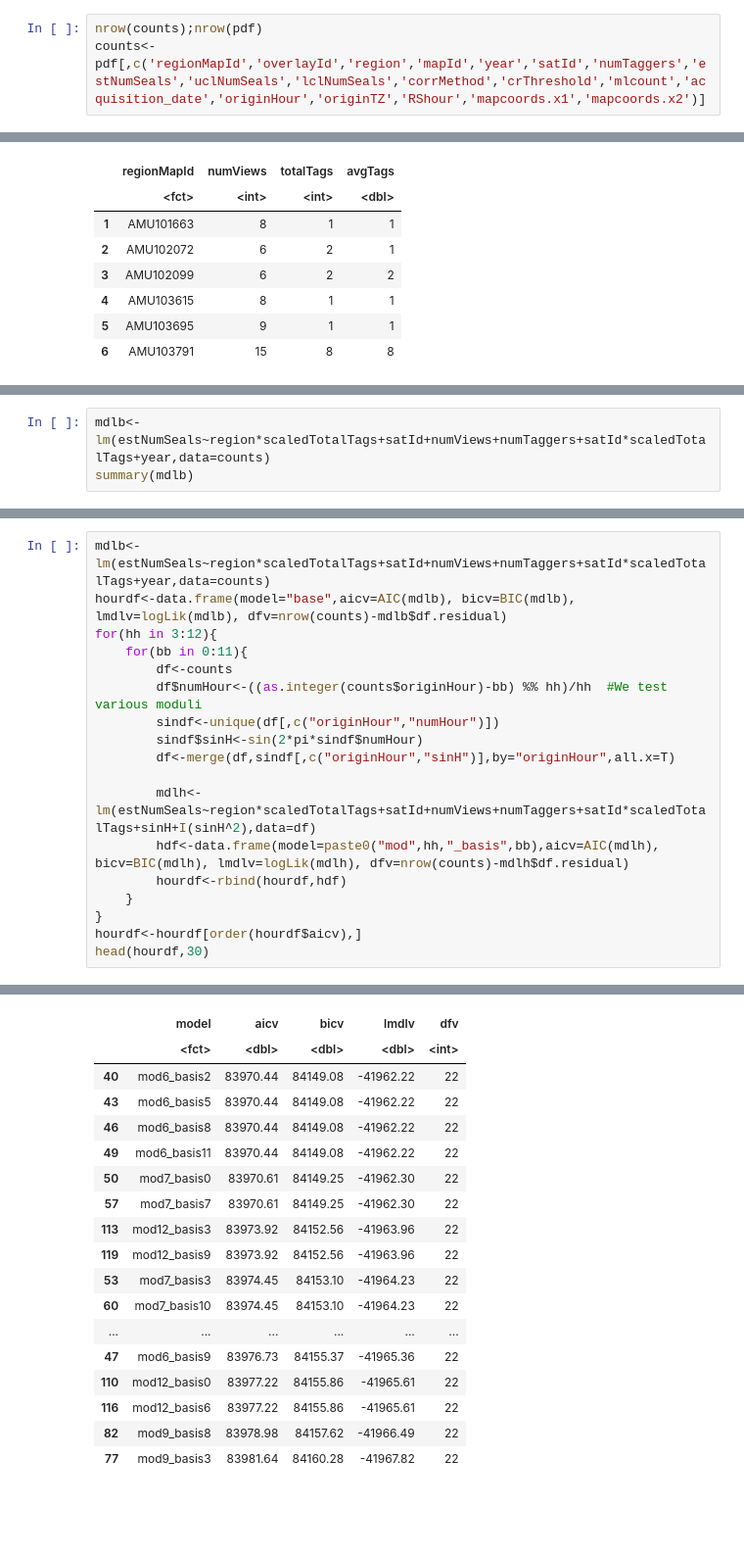
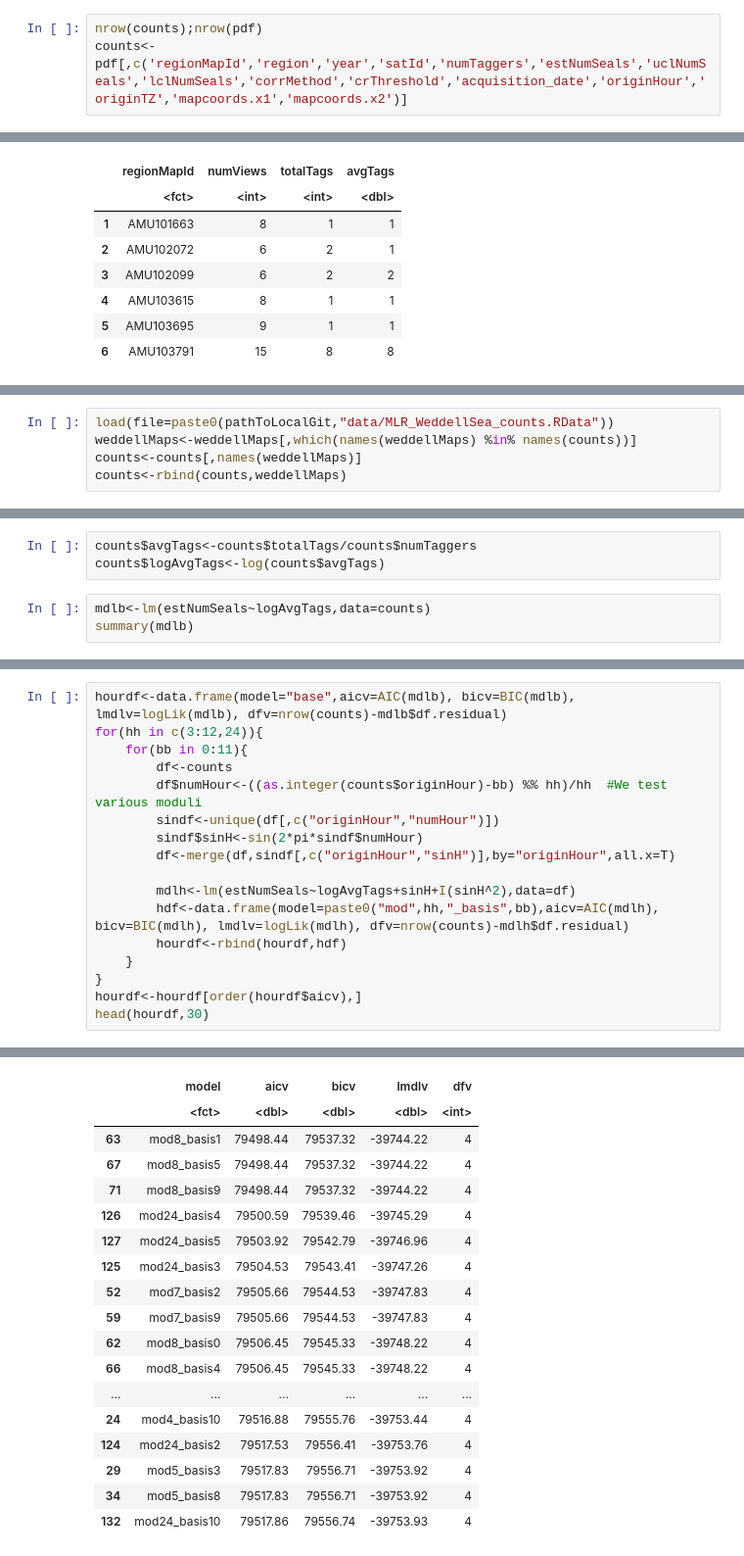
Before and after one commit to pointblue/ContinentalWESEestimates, a Jupyter notebook: notebooks/Count Seals From Tags.ipynb, the cells around one changed output, grey strips where cells are left out. Shown at 98% size. Cells and saved outputs as stored; diff of their text form; blank space fills up the shorter version.

```diff
--- a/notebooks/Count Seals From Tags.ipynb
+++ b/notebooks/Count Seals From Tags.ipynb
@@ -487,7 +504,7 @@ ggplot(pdf,aes(x=originHour,y=estNumSeals))+geom_boxplot() + geom_hline(yinterce
 Now we add some important and needed covariates...
 # %%
 nrow(counts);nrow(pdf)
-counts<-pdf[,c('regionMapId','overlayId','region','mapId','year','satId','numTaggers','estNumSeals','uclNumSeals','lclNumSeals','corrMethod','crThreshold','mlcount','acquisition_date','originHour','originTZ','RShour','mapcoords.x1','mapcoords.x2')]
+counts<-pdf[,c('regionMapId','region','year','satId','numTaggers','estNumSeals','uclNumSeals','lclNumSeals','corrMethod','crThreshold','acquisition_date','originHour','originTZ','mapcoords.x1','mapcoords.x2')]
 # %% [output]
 [1] 17449
 [1] 17449
@@ -531 +550,6 @@ A data.frame: 6 × 24
+# %%
+load(file=paste0(pathToLocalGit,"data/MLR_WeddellSea_counts.RData"))
+weddellMaps<-weddellMaps[,which(names(weddellMaps) %in% names(counts))]
+counts<-counts[,names(weddellMaps)]
+counts<-rbind(counts,weddellMaps)
 # %% [markdown]
@@ -534,5 +557,8 @@ We test first for a universal hour effect, rather than an effect following local
+# %%
+counts$avgTags<-counts$totalTags/counts$numTaggers
+counts$logAvgTags<-log(counts$avgTags)
 # %%
-mdlb<-lm(estNumSeals~region*scaledTotalTags+satId+numViews+numTaggers+satId*scaledTotalTags+year,data=counts)
+mdlb<-lm(estNumSeals~logAvgTags,data=counts)
 summary(mdlb)
 # %% [output]
 Call:
@@ -557,38 +583,37 @@ Since year had no effect, we remove it and fit the sinusoidal model.
 # %%
-mdlb<-lm(estNumSeals~region*scaledTotalTags+satId+numViews+numTaggers+satId*scaledTotalTags+year,data=counts)
 hourdf<-data.frame(model="base",aicv=AIC(mdlb), bicv=BIC(mdlb), lmdlv=logLik(mdlb), dfv=nrow(counts)-mdlb$df.residual)
-for(hh in 3:12){
+for(hh in c(3:12,24)){
     for(bb in 0:11){
         df<-counts
         df$numHour<-((as.integer(counts$originHour)-bb) %% hh)/hh  #We test various moduli
         sindf<-unique(df[,c("originHour","numHour")])
         sindf$sinH<-sin(2*pi*sindf$numHour)
         df<-merge(df,sindf[,c("originHour","sinH")],by="originHour",all.x=T)
 
-        mdlh<-lm(estNumSeals~region*scaledTotalTags+satId+numViews+numTaggers+satId*scaledTotalTags+sinH+I(sinH^2),data=df)
+        mdlh<-lm(estNumSeals~logAvgTags+sinH+I(sinH^2),data=df)
         hdf<-data.frame(model=paste0("mod",hh,"_basis",bb),aicv=AIC(mdlh), bicv=BIC(mdlh), lmdlv=logLik(mdlh), dfv=nrow(counts)-mdlh$df.residual)
         hourdf<-rbind(hourdf,hdf)
     }
 }
 hourdf<-hourdf[order(hourdf$aicv),]
 head(hourdf,30)
 # %% [output]
 A data.frame: 30 × 5
 |  | model | aicv | bicv | lmdlv | dfv |
 |  | <fct> | <dbl> | <dbl> | <dbl> | <int> |
-| 40 | mod6_basis2 | 83970.44 | 84149.08 | -41962.22 | 22 |
-| 43 | mod6_basis5 | 83970.44 | 84149.08 | -41962.22 | 22 |
-| 46 | mod6_basis8 | 83970.44 | 84149.08 | -41962.22 | 22 |
-| 49 | mod6_basis11 | 83970.44 | 84149.08 | -41962.22 | 22 |
-| 50 | mod7_basis0 | 83970.61 | 84149.25 | -41962.30 | 22 |
-| 57 | mod7_basis7 | 83970.61 | 84149.25 | -41962.30 | 22 |
-| 113 | mod12_basis3 | 83973.92 | 84152.56 | -41963.96 | 22 |
-| 119 | mod12_basis9 | 83973.92 | 84152.56 | -41963.96 | 22 |
-| 53 | mod7_basis3 | 83974.45 | 84153.10 | -41964.23 | 22 |
-| 60 | mod7_basis10 | 83974.45 | 84153.10 | -41964.23 | 22 |
+| 63 | mod8_basis1 | 79498.44 | 79537.32 | -39744.22 | 4 |
+| 67 | mod8_basis5 | 79498.44 | 79537.32 | -39744.22 | 4 |
+| 71 | mod8_basis9 | 79498.44 | 79537.32 | -39744.22 | 4 |
+| 126 | mod24_basis4 | 79500.59 | 79539.46 | -39745.29 | 4 |
+| 127 | mod24_basis5 | 79503.92 | 79542.79 | -39746.96 | 4 |
+| 125 | mod24_basis3 | 79504.53 | 79543.41 | -39747.26 | 4 |
+| 52 | mod7_basis2 | 79505.66 | 79544.53 | -39747.83 | 4 |
+| 59 | mod7_basis9 | 79505.66 | 79544.53 | -39747.83 | 4 |
+| 62 | mod8_basis0 | 79506.45 | 79545.33 | -39748.22 | 4 |
+| 66 | mod8_basis4 | 79506.45 | 79545.33 | -39748.22 | 4 |
 | ... | ... | ... | ... | ... | ... |
-| 47 | mod6_basis9 | 83976.73 | 84155.37 | -41965.36 | 22 |
-| 110 | mod12_basis0 | 83977.22 | 84155.86 | -41965.61 | 22 |
-| 116 | mod12_basis6 | 83977.22 | 84155.86 | -41965.61 | 22 |
-| 82 | mod9_basis8 | 83978.98 | 84157.62 | -41966.49 | 22 |
-| 77 | mod9_basis3 | 83981.64 | 84160.28 | -41967.82 | 22 |
+| 24 | mod4_basis10 | 79516.88 | 79555.76 | -39753.44 | 4 |
+| 124 | mod24_basis2 | 79517.53 | 79556.41 | -39753.76 | 4 |
+| 29 | mod5_basis3 | 79517.83 | 79556.71 | -39753.92 | 4 |
+| 34 | mod5_basis8 | 79517.83 | 79556.71 | -39753.92 | 4 |
+| 132 | mod24_basis10 | 79517.86 | 79556.74 | -39753.93 | 4 |
```
Also changed, not shown: parts of 28 cells of this notebook, 2 other files.
